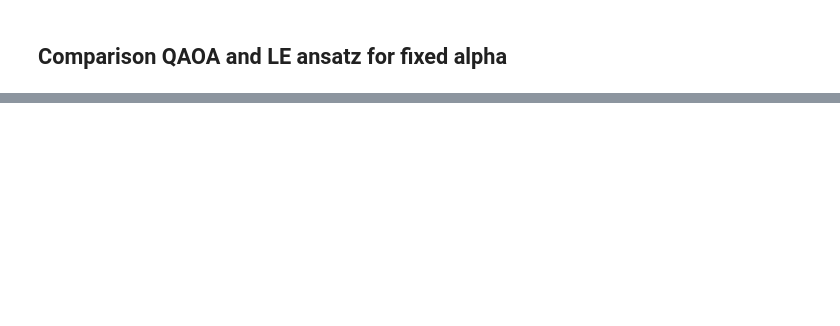
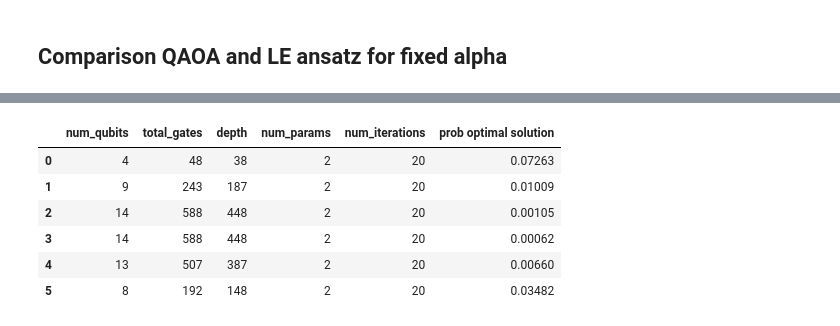
Before and after one commit to unitaryfund/aquapointer, a Jupyter notebook: notebooks/solve_qubo_demo.ipynb, the cells around one changed output, grey strips where cells are left out. Cells and saved outputs as stored; diff of their text form; code cells hidden in the pictures; blank space fills up the shorter version.

```diff
--- a/notebooks/solve_qubo_demo.ipynb
+++ b/notebooks/solve_qubo_demo.ipynb
@@ -418,0 +409,34 @@ for slice in range(6):
+# %%
+resources_qaoa_per_slice = []
+resources_linear_per_slice = []
+
+for slice, (qubo, ising_ham) in enumerate(q.qubo_hamiltonian_pairs):
+    alpha_idx=3
+    num_qubits = len(qubo)
+
+    qaoa_ansatz = QAOAAnsatz(ising_ham, reps=1)
+    twolocal_ansatz = TwoLocal(num_qubits, 'ry', 'cx',  entanglement='linear', reps=1)
+    resources_qaoa, resources_linear = total_gates(qaoa_ansatz), total_gates(twolocal_ansatz)
+
+    iter_factor = (resources_qaoa[1]/resources_twolocal[1]) * (resources_qaoa[2]/resources_twolocal[2])
+    maxiter_qaoa = maxiter
+    maxiter_linear = int(maxiter_qaoa * iter_factor)
+
+    prob_qaoa = np.mean(prob_opt_sol_qaoa_peralpha[alpha_idx][slice], axis=0)[-1]
+    prob_linear = np.mean(prob_opt_sol_linear_peralpha[alpha_idx][slice], axis=0)[-1]
+
+    resources_qaoa_per_slice.append({'num_qubits': num_qubits, 'total_gates': resources_qaoa[0], 'depth': resources_qaoa[1], 'num_params': resources_qaoa[2], 'num_iterations': maxiter_qaoa, 'prob optimal solution': prob_qaoa})
+    resources_linear_per_slice.append({'num_qubits': num_qubits, 'total_gates': resources_linear[0], 'depth': resources_linear[1], 'num_params': resources_linear[2], 'num_iterations': maxiter_linear, 'prob optimal solution': prob_linear})
+# %%
+import pandas as pd
+
+qaoa_df = pd.DataFrame(resources_qaoa_per_slice)
+qaoa_df
+# %% [output]
+|  | num_qubits | total_gates | depth | num_params | num_iterations | prob optimal solution |
+| 0 | 4 | 48 | 38 | 2 | 20 | 0.07263 |
+| 1 | 9 | 243 | 187 | 2 | 20 | 0.01009 |
+| 2 | 14 | 588 | 448 | 2 | 20 | 0.00105 |
+| 3 | 14 | 588 | 448 | 2 | 20 | 0.00062 |
+| 4 | 13 | 507 | 387 | 2 | 20 | 0.00660 |
+| 5 | 8 | 192 | 148 | 2 | 20 | 0.03482 |
```
Also changed, not shown: parts of 10 cells of this notebook.
